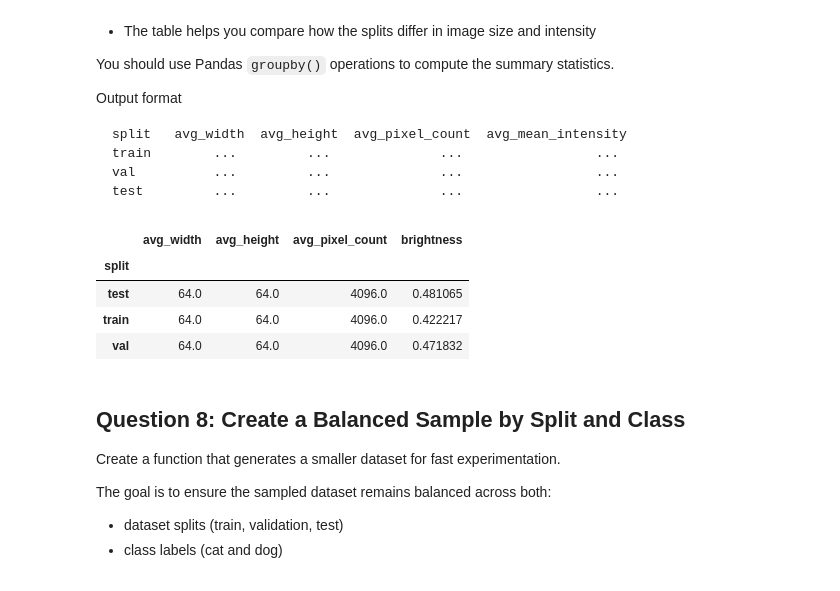
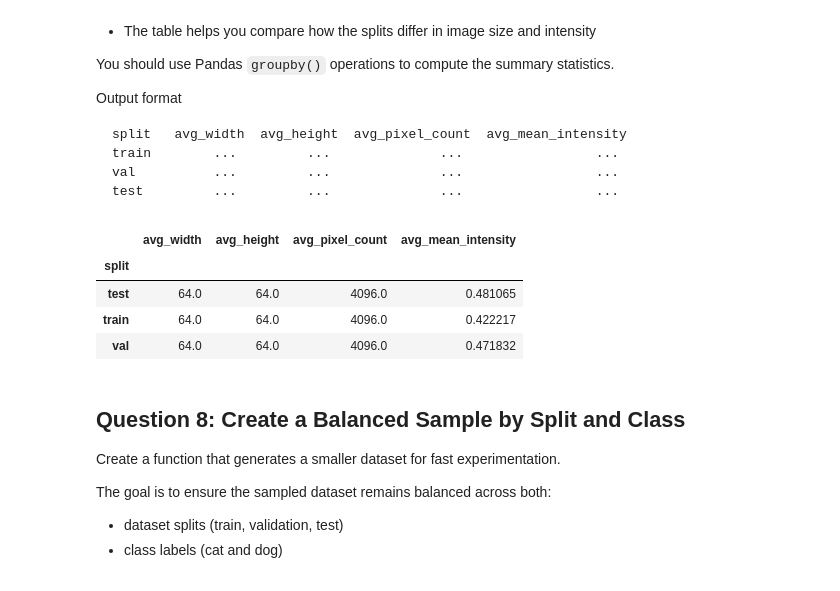
Before and after one commit to vgu-dsai-2026/lab-2-pandas-104240080DA-1, a Jupyter notebook: notebook.ipynb, the cells around one changed output. Cells and saved outputs as stored; diff of their text form; code cells hidden in the pictures.

```diff
--- a/notebook.ipynb
+++ b/notebook.ipynb
@@ -482,21 +482,21 @@ test         ...         ...              ...                 ...
 # %%
 def build_split_characteristics_table(frame: pd.DataFrame) -> pd.DataFrame:
     table = (
         frame.groupby("split")
         .agg(
             avg_width=("width", "mean"),
             avg_height=("height", "mean"),
             avg_pixel_count=("pixel_count", "mean"),
-            brightness=("mean_intensity", "mean")
+            avg_mean_intensity=("mean_intensity", "mean")
         )
     )
 
     return table
 
 split_characteristics = build_split_characteristics_table(analysis_df)
 display(split_characteristics)
 # %% [output]
-|  | avg_width | avg_height | avg_pixel_count | brightness |
+|  | avg_width | avg_height | avg_pixel_count | avg_mean_intensity |
 | split |  |  |  |  |
 | test | 64.0 | 64.0 | 4096.0 | 0.481065 |
 | train | 64.0 | 64.0 | 4096.0 | 0.422217 |
```
